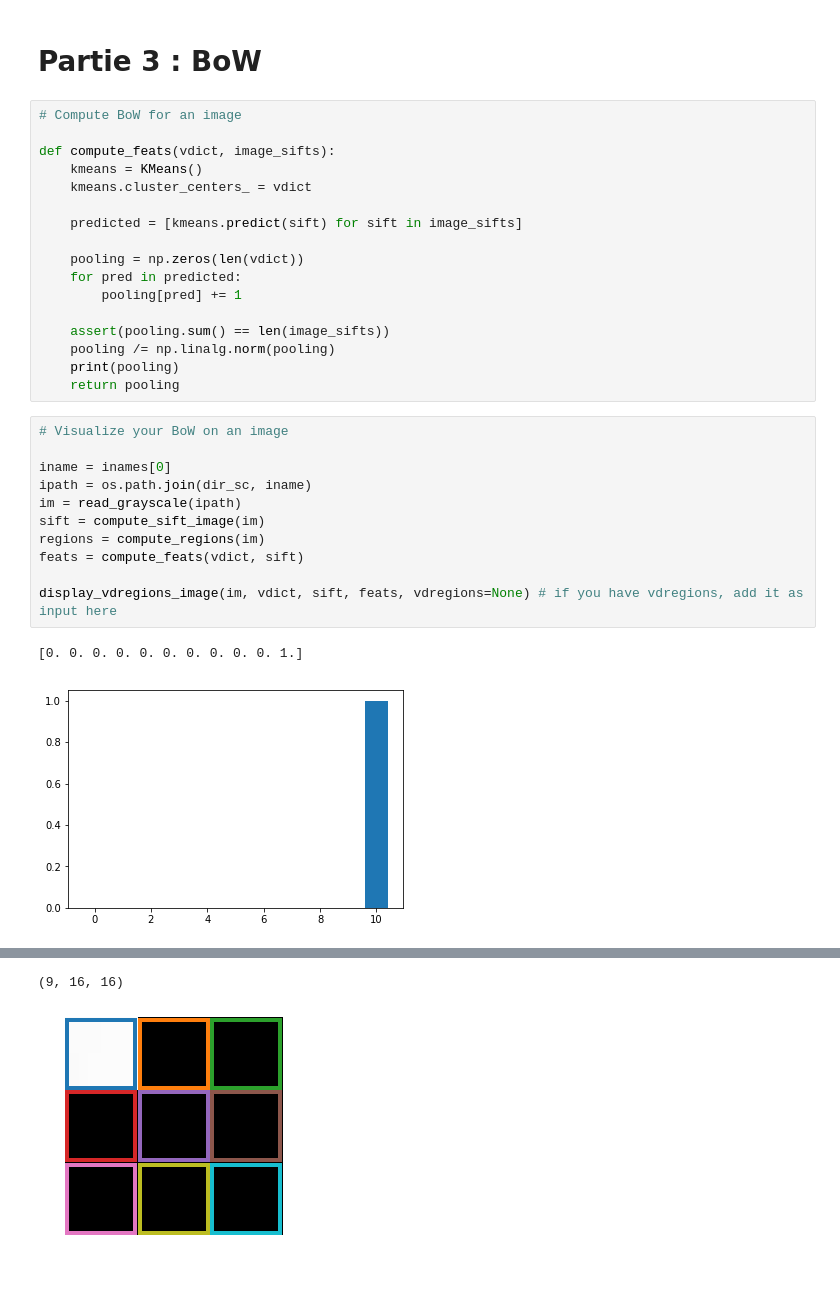
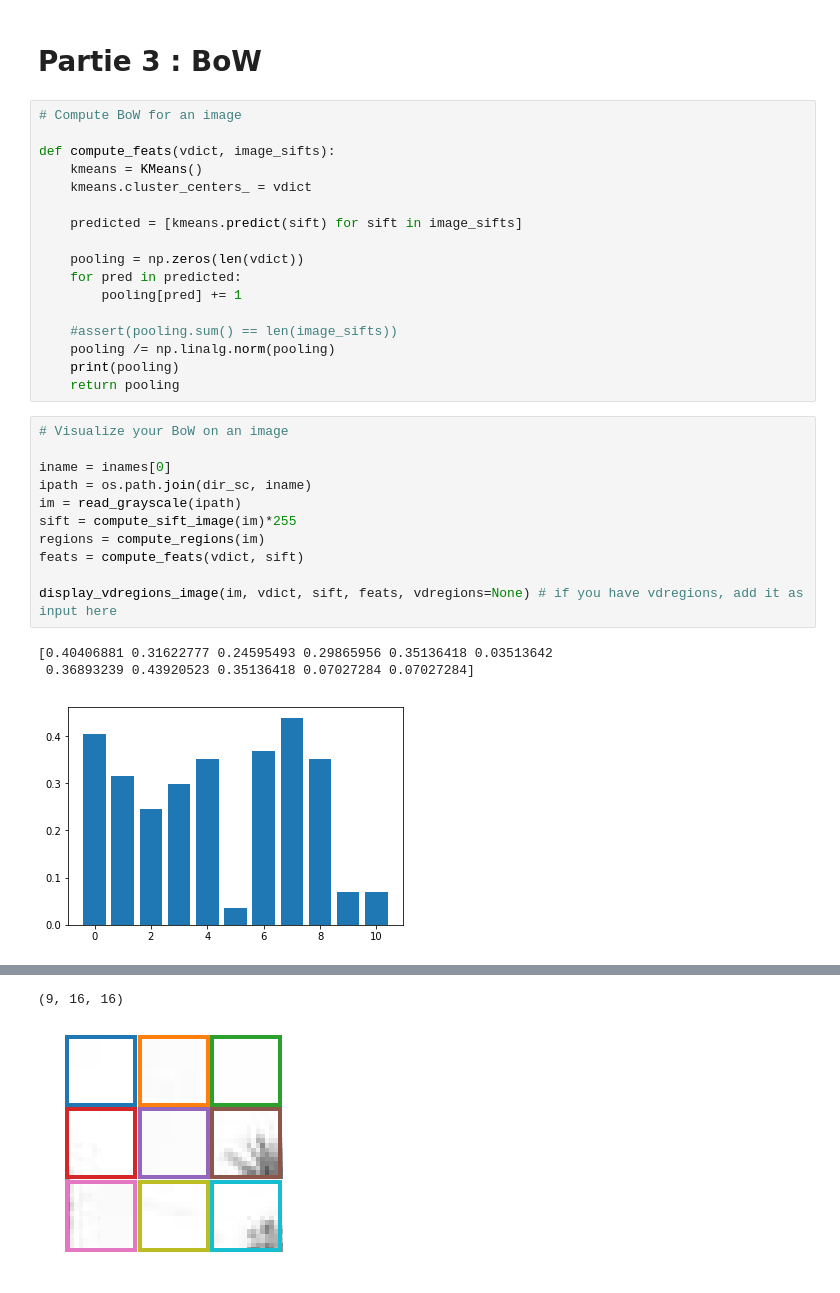
Before and after one commit to keyber/RDFIA, a Jupyter notebook: TP1-2.ipynb, the cells around one changed output, grey strips where cells are left out. Drawn from its saved outputs; the diff is of its cells as text.

```diff
--- a/TP1-2.ipynb
+++ b/TP1-2.ipynb
@@ -152,7 +146,7 @@ def compute_feats(vdict, image_sifts):
     for pred in predicted:
         pooling[pred] += 1
 
-    assert(pooling.sum() == len(image_sifts))
+    #assert(pooling.sum() == len(image_sifts))
     pooling /= np.linalg.norm(pooling)
     print(pooling)
     return pooling
@@ -162,11 +156,12 @@ def compute_feats(vdict, image_sifts):
 iname = inames[0]
 ipath = os.path.join(dir_sc, iname)
 im = read_grayscale(ipath)
-sift = compute_sift_image(im)
+sift = compute_sift_image(im)*255
 regions = compute_regions(im)
 feats = compute_feats(vdict, sift)
 
 display_vdregions_image(im, vdict, sift, feats, vdregions=None) # if you have vdregions, add it as input here
 # %% [output]
-[0. 0. 0. 0. 0. 0. 0. 0. 0. 0. 1.]
+[0.40406881 0.31622777 0.24595493 0.29865956 0.35136418 0.03513642
+ 0.36893239 0.43920523 0.35136418 0.07027284 0.07027284]
-[figure, old version]
+[figure, new version]
@@ -174,2 +169,2 @@ display_vdregions_image(im, vdict, sift, feats, vdregions=None) # if you have vd
 (9, 16, 16)
-[figure, old version]
+[figure, new version]
```
Also changed, not shown: parts of 6 cells of this notebook, 5 other files.
